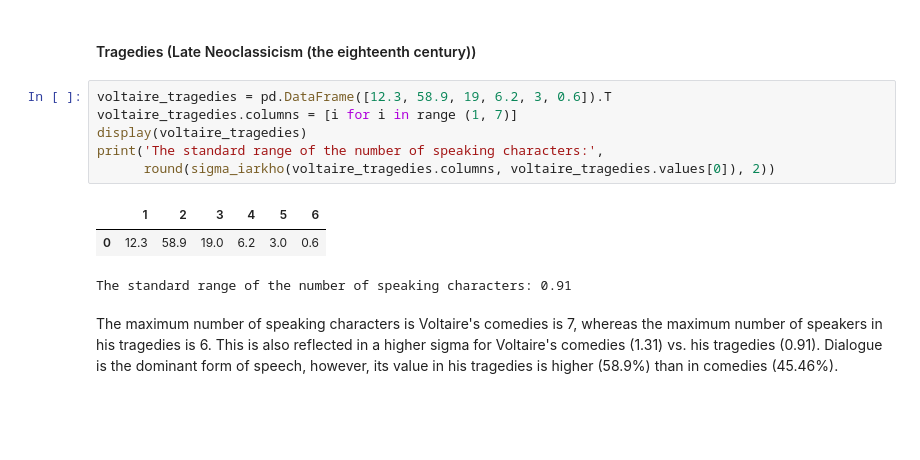
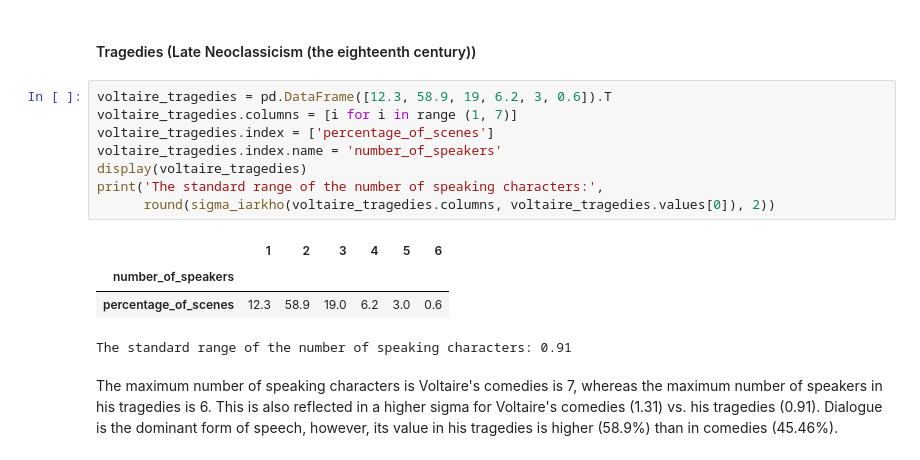
Before and after one commit to innawendell/European_Comedy, a Jupyter notebook: Analyses/Comedy_vs_Tragedy_Comparison.ipynb, the cells around one changed output. Drawn from its saved outputs; the diff is of its cells as text; blank space fills up the shorter version.

```diff
--- a/Analyses/Comedy_vs_Tragedy_Comparison.ipynb
+++ b/Analyses/Comedy_vs_Tragedy_Comparison.ipynb
@@ -641,12 +650,15 @@ The standard range of the number of speaking characters: 1.31
 # %%
 voltaire_tragedies = pd.DataFrame([12.3, 58.9, 19, 6.2, 3, 0.6]).T
 voltaire_tragedies.columns = [i for i in range (1, 7)]
+voltaire_tragedies.index = ['percentage_of_scenes']
+voltaire_tragedies.index.name = 'number_of_speakers'
 display(voltaire_tragedies)
 print('The standard range of the number of speaking characters:',
       round(sigma_iarkho(voltaire_tragedies.columns, voltaire_tragedies.values[0]), 2))
 # %% [output]
 |  | 1 | 2 | 3 | 4 | 5 | 6 |
-| 0 | 12.3 | 58.9 | 19.0 | 6.2 | 3.0 | 0.6 |
+| number_of_speakers |  |  |  |  |  |  |
+| percentage_of_scenes | 12.3 | 58.9 | 19.0 | 6.2 | 3.0 | 0.6 |
 The standard range of the number of speaking characters: 0.91
 # %% [markdown]
 The maximum number of speaking characters is Voltaire's comedies is 7, whereas the maximum number of speakers in his tragedies is 6. This is also reflected in a higher sigma for Voltaire's comedies (1.31) vs. his tragedies (0.91). Dialogue is the dominant form of speech, however, its value in his tragedies is higher (58.9%) than in comedies (45.46%).
```
Also changed, not shown: parts of 7 cells of this notebook.
